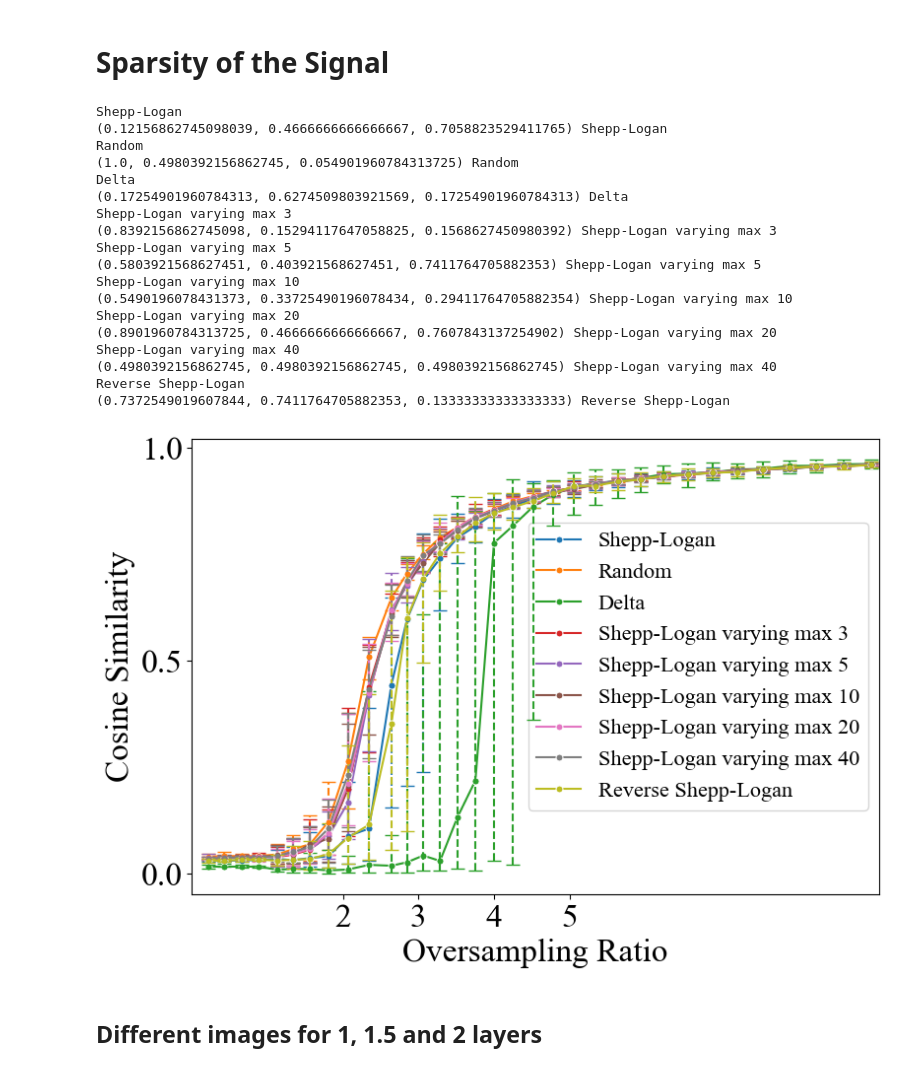
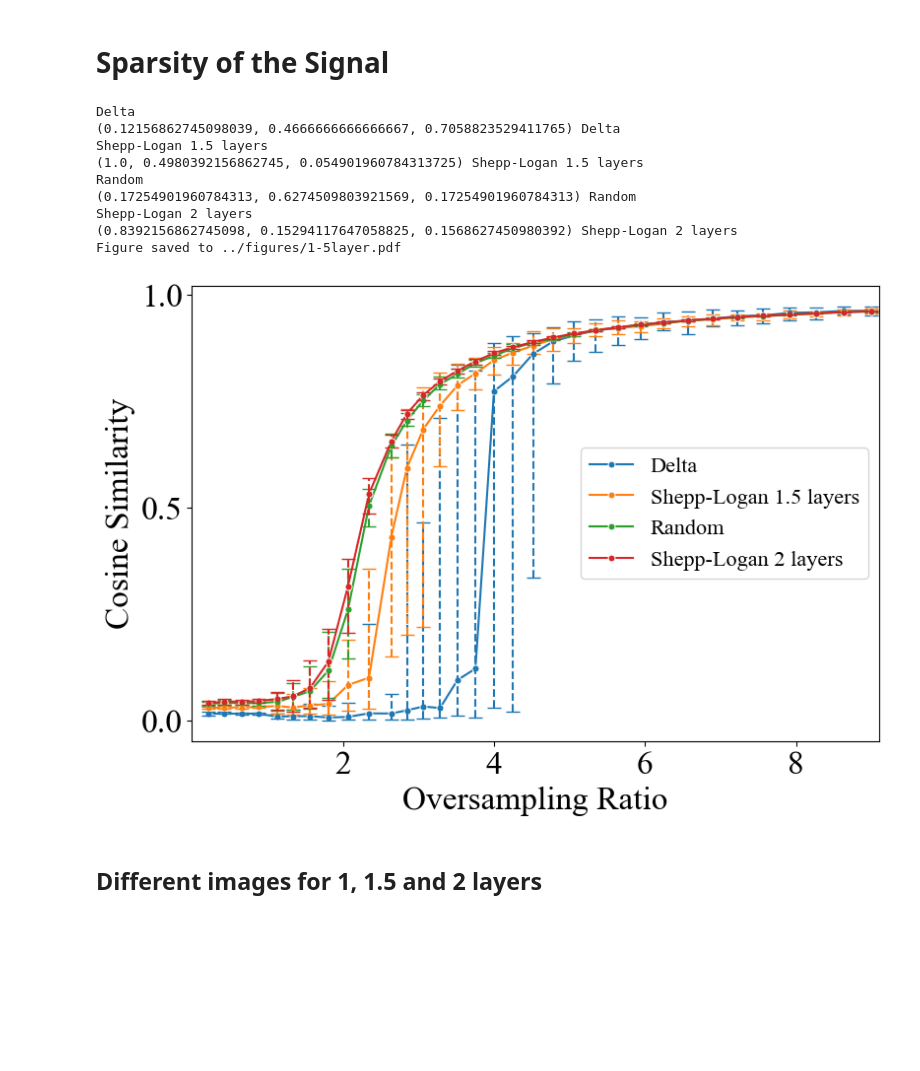
Before and after one commit to zhiyhucode/deepinv, a Jupyter notebook: experimental/notebooks/visualization.ipynb, the cells around one changed output. Cells and saved outputs as stored; diff of their text form; code cells hidden in the pictures; blank space fills up the shorter version.

Commit message:
experiments

```diff
--- a/experimental/notebooks/visualization.ipynb
+++ b/experimental/notebooks/visualization.ipynb
@@ -589,13 +571,14 @@ Hadamard Unitary
 # Sparsity of the Signal
 # %%
 # try different images
-df_shepplogan_fdf = pd.read_csv("/home/zhhu/workspaces/deepinv/experimental/paper/runs/20241014-123605/res_structured_FDF_shepp-logan_shepp-logan_spec_0.0010000000474974513-9.0_50repeat.csv")
-df_random_fdf = pd.read_csv("/home/zhhu/workspaces/deepinv/experimental/paper/runs/20241014-123951/res_structured_FDF_random_spec_0.0010000000474974513-9.0_50repeat.csv")
-df_delta_fdf = pd.read_csv("/home/zhhu/workspaces/deepinv/experimental/paper/runs/20241014-124113/res_structured_FDF_delta_spec_0.0010000000474974513-9.0_50repeat.csv")
-df_reverse_shepplogan_fdf = pd.read_csv("/home/zhhu/workspaces/deepinv/experimental/paper/runs/20241015-140719/res_structured_shepplogan_reverse_shepp-logan_spec_0.0010000000474974513-9.0_50repeat.csv")
-df_shepplogan_vary3_fdf = pd.read_csv("/home/zhhu/workspaces/deepinv/experimental/paper/runs/20241014-124214/res_structured_FDF_shepp-logan_spec_0.0010000000474974513-9.0_50repeat.csv")
-df_shepplogan_vary5_fdf = pd.read_csv("/home/zhhu/workspaces/deepinv/experimental/paper/runs/20241015-114418/res_structured_FDF_shepp-logan_spec_0.0010000000474974513-9.0_50repeat.csv")
-df_shepplogan_vary10_fdf = pd.read_csv("/home/zhhu/workspaces/deepinv/experimental/paper/runs/20241015-114509/res_structured_FDF_shepp-logan_spec_0.0010000000474974513-9.0_50repeat.csv")
-df_shepplogan_vary20_fdf = pd.read_csv("/home/zhhu/workspaces/deepinv/experimental/paper/runs/20241015-114527/res_structured_FDF_shepp-logan_spec_0.0010000000474974513-9.0_50repeat.csv")
-df_shepplogan_vary40_fdf = pd.read_csv("/home/zhhu/workspaces/deepinv/experimental/paper/runs/20241015-114541/res_structured_FDF_shepp-logan_spec_0.0010000000474974513-9.0_50repeat.csv")
+df_shepplogan_fdf = pd.read_csv("../runs/20241014-123605/res_structured_FDF_shepp-logan_shepp-logan_spec_0.0010000000474974513-9.0_50repeat.csv")
+df_random_fdf = pd.read_csv("../runs/20241014-123951/res_structured_FDF_random_spec_0.0010000000474974513-9.0_50repeat.csv")
+df_delta_fdf = pd.read_csv("../runs/20241014-124113/res_structured_FDF_delta_spec_0.0010000000474974513-9.0_50repeat.csv")
+df_reverse_shepplogan_fdf = pd.read_csv("../runs/20241015-140719/res_structured_shepplogan_reverse_shepp-logan_spec_0.0010000000474974513-9.0_50repeat.csv")
+df_shepplogan_vary3_fdf = pd.read_csv("../runs/20241014-124214/res_structured_FDF_shepp-logan_spec_0.0010000000474974513-9.0_50repeat.csv")
+df_shepplogan_vary5_fdf = pd.read_csv("../runs/20241015-114418/res_structured_FDF_shepp-logan_spec_0.0010000000474974513-9.0_50repeat.csv")
+df_shepplogan_vary10_fdf = pd.read_csv("../runs/20241015-114509/res_structured_FDF_shepp-logan_spec_0.0010000000474974513-9.0_50repeat.csv")
+df_shepplogan_vary20_fdf = pd.read_csv("../runs/20241015-114527/res_structured_FDF_shepp-logan_spec_0.0010000000474974513-9.0_50repeat.csv")
+df_shepplogan_vary40_fdf = pd.read_csv("../runs/20241015-114541/res_structured_FDF_shepp-logan_spec_0.0010000000474974513-9.0_50repeat.csv")
+df_unitary = pd.read_csv("../results/spectrum/struct_unitary/res_structured_unitary_FDFD_shepp-logan_spec_0.0010000000474974513-9.0_50repeat.csv")
 # %%
@@ -607,73 +590,49 @@ clean_df([df_shepplogan_fdf, df_random_fdf, df_delta_fdf, df_shepplogan_vary3_fd
 # %%
 # different images
 plot_error_bars(
     [
+        df_delta_fdf["oversampling_ratio"],
         df_shepplogan_fdf["oversampling_ratio"],
         df_random_fdf["oversampling_ratio"],
-        df_delta_fdf["oversampling_ratio"],
-        df_shepplogan_vary3_fdf["oversampling_ratio"],
-        df_shepplogan_vary5_fdf["oversampling_ratio"],
-        df_shepplogan_vary10_fdf["oversampling_ratio"],
-        df_shepplogan_vary20_fdf["oversampling_ratio"],
-        df_shepplogan_vary40_fdf["oversampling_ratio"],
-        df_reverse_shepplogan_fdf["oversampling_ratio"],
+        df_unitary["oversampling_ratio"],
     ],
     [
+        df_delta_fdf,
         df_shepplogan_fdf,
         df_random_fdf,
-        df_delta_fdf,
-        df_shepplogan_vary3_fdf,
-        df_shepplogan_vary5_fdf,
-        df_shepplogan_vary10_fdf,
-        df_shepplogan_vary20_fdf,
-        df_shepplogan_vary40_fdf,
-        df_reverse_shepplogan_fdf
+        df_unitary,
     ],
     [
-        "Shepp-Logan",
+        "Delta",
+        "Shepp-Logan 1.5 layers",
         "Random",
-        "Delta",
-        "Shepp-Logan varying max 3",
-        "Shepp-Logan varying max 5",
-        "Shepp-Logan varying max 10",
-        "Shepp-Logan varying max 20",
-        "Shepp-Logan varying max 40",
-        "Reverse Shepp-Logan",
+        "Shepp-Logan 2 layers",
     ],
     #title="Performance Comparison of Different Number of Layers",
     #save="layers_gd_spec.svg",
     figsize=(9,6),
     plot="n_layers",
     xlim=(0.0,9.1),
-    xticks=[2,3,4,5],
+    xticks=[2,4,6,8],
     yticks=[0.0,0.5,1.0],
     legend_loc="center right",
     labelsize=24,
     fontsize=16,
-    #save_dir='paper/figures/layers.pdf',
+    save_dir='../figures/1-5layer.pdf',
     ticksize=24,
     transparent=True
 )
 # %% [output]
-Shepp-Logan
-(0.12156862745098039, 0.4666666666666667, 0.7058823529411765) Shepp-Logan
+Delta
+(0.12156862745098039, 0.4666666666666667, 0.7058823529411765) Delta
+Shepp-Logan 1.5 layers
+(1.0, 0.4980392156862745, 0.054901960784313725) Shepp-Logan 1.5 layers
 Random
-(1.0, 0.4980392156862745, 0.054901960784313725) Random
-Delta
-(0.17254901960784313, 0.6274509803921569, 0.17254901960784313) Delta
-Shepp-Logan varying max 3
-(0.8392156862745098, 0.15294117647058825, 0.1568627450980392) Shepp-Logan varying max 3
-Shepp-Logan varying max 5
-(0.5803921568627451, 0.403921568627451, 0.7411764705882353) Shepp-Logan varying max 5
-Shepp-Logan varying max 10
-(0.5490196078431373, 0.33725490196078434, 0.29411764705882354) Shepp-Logan varying max 10
-Shepp-Logan varying max 20
-(0.8901960784313725, 0.4666666666666667, 0.7607843137254902) Shepp-Logan varying max 20
-Shepp-Logan varying max 40
-(0.4980392156862745, 0.4980392156862745, 0.4980392156862745) Shepp-Logan varying max 40
-Reverse Shepp-Logan
-(0.7372549019607844, 0.7411764705882353, 0.13333333333333333) Reverse Shepp-Logan
+(0.17254901960784313, 0.6274509803921569, 0.17254901960784313) Random
+Shepp-Logan 2 layers
+(0.8392156862745098, 0.15294117647058825, 0.1568627450980392) Shepp-Logan 2 layers
+Figure saved to ../figures/1-5layer.pdf
-[figure, old version]
+[figure, new version]
 # %% [markdown]
 ## Different images for 1, 1.5 and 2 layers
 # %%
```
Also changed, not shown: parts of 21 cells of this notebook, 22 other files.
